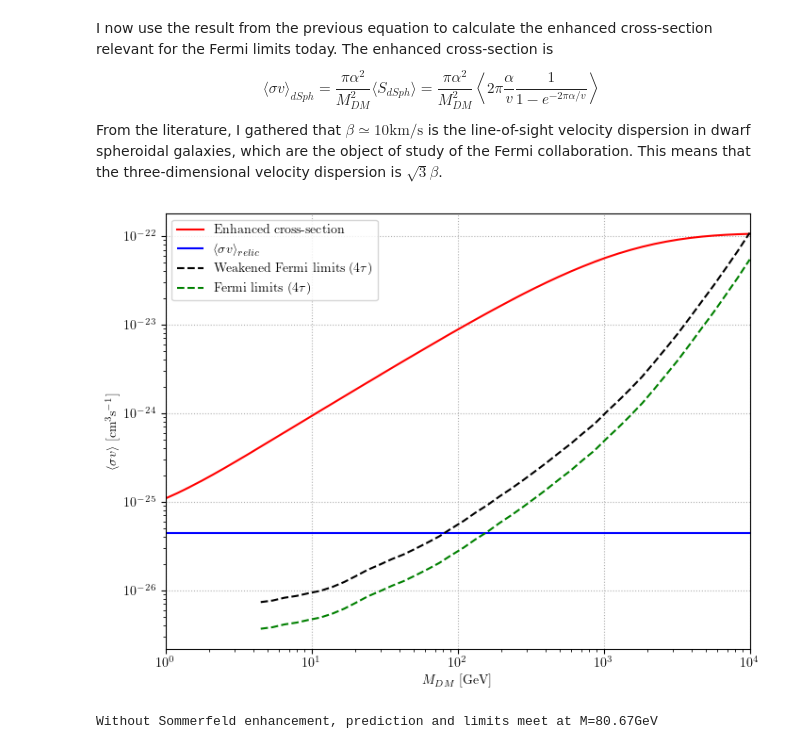
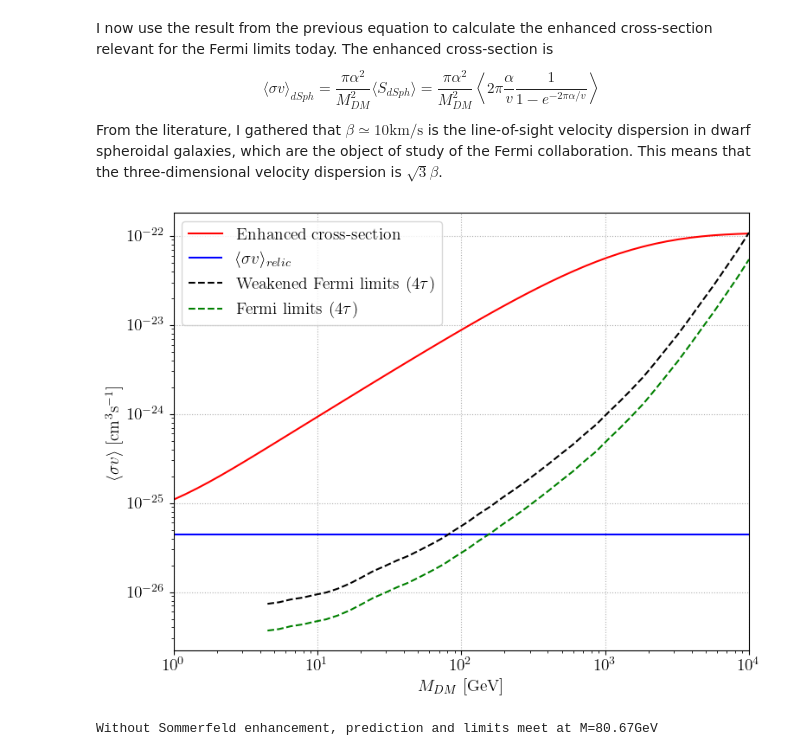
Before and after one commit to LuckeeDev/bachelor-thesis, a Jupyter notebook: notebooks/sommerfeld.ipynb, the cells around one changed output. Cells and saved outputs as stored; diff of their text form; code cells hidden in the pictures.

```diff
--- a/notebooks/sommerfeld.ipynb
+++ b/notebooks/sommerfeld.ipynb
@@ -157,20 +156,21 @@ interpolated_Fermi_data = interpolate.CubicSpline(M, sigmav)
 # %%
 plt.figure(figsize=figsize)
 plt.xlabel("$M_{DM}$ [GeV]")
 plt.ylabel("$\\langle \\sigma v \\rangle \\ [\\mathrm{cm}^3\\mathrm{s}^{-1}]$")
 plt.xscale("log")
 plt.yscale("log")
 plt.margins(x=0)
 plt.grid(linestyle=':')
 plt.plot(M_axis, sigmav_now(M_axis), color="red", label="Enhanced cross-section");
 plt.hlines(y=sigmav_relic, xmin=M_axis[0], xmax=M_axis[-1], color="blue", label="$\\langle \\sigma v \\rangle_{relic}$");
 reduced_M_axis = M_axis[M_axis >= np.min(M)]
 plt.plot(reduced_M_axis, interpolated_Fermi_data(reduced_M_axis) *  2, '--', color="black", label="Weakened Fermi limits ($4\\tau$)");
 plt.plot(reduced_M_axis, interpolated_Fermi_data(reduced_M_axis), '--', color="green", label="Fermi limits ($4\\tau$)");
 plt.legend();
-plt.savefig("comparison.pdf")
+plt.tight_layout()
+plt.savefig("comparison.pdf", bbox_inches='tight')
 # %% [output]
-[figure, old version]
+[figure, new version]
 # %%
 sol = opt.fsolve(lambda x: interpolated_Fermi_data(x) * 2 - sigmav_relic, 82)[0]
 
```
Also changed, not shown: parts of 4 cells of this notebook, 9 other files.
